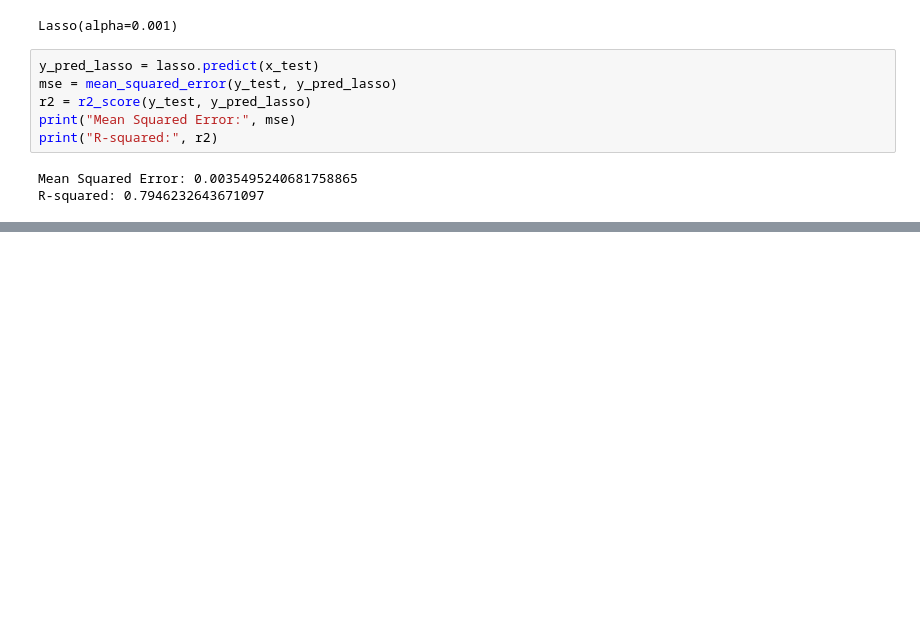
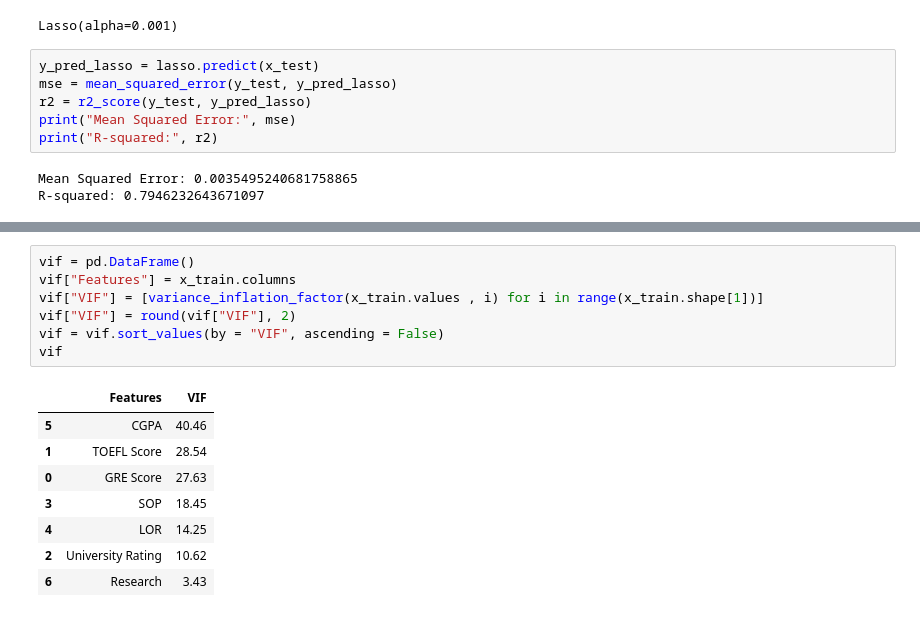
Before and after one commit to akshayabhale1406/SCLR_Jamboree_Education_Linear_Regression, a Jupyter notebook: Jamboree_Education_Linear_Regression.ipynb, the cells around one changed output, grey strips where cells are left out. Drawn from its saved outputs; the diff is of its cells as text; blank space fills up the shorter version.

```diff
--- a/Jamboree_Education_Linear_Regression.ipynb
+++ b/Jamboree_Education_Linear_Regression.ipynb
@@ -401,0 +426,16 @@ R-squared: 0.7946232643671097
+# %%
+vif = pd.DataFrame()
+vif["Features"] = x_train.columns
+vif["VIF"] = [variance_inflation_factor(x_train.values , i) for i in range(x_train.shape[1])]
+vif["VIF"] = round(vif["VIF"], 2)
+vif = vif.sort_values(by = "VIF", ascending = False)
+vif
+# %% [output]
+|  | Features | VIF |
+| 5 | CGPA | 40.46 |
+| 1 | TOEFL Score | 28.54 |
+| 0 | GRE Score | 27.63 |
+| 3 | SOP | 18.45 |
+| 4 | LOR | 14.25 |
+| 2 | University Rating | 10.62 |
+| 6 | Research | 3.43 |
```
Also changed, not shown: parts of 9 cells of this notebook.
